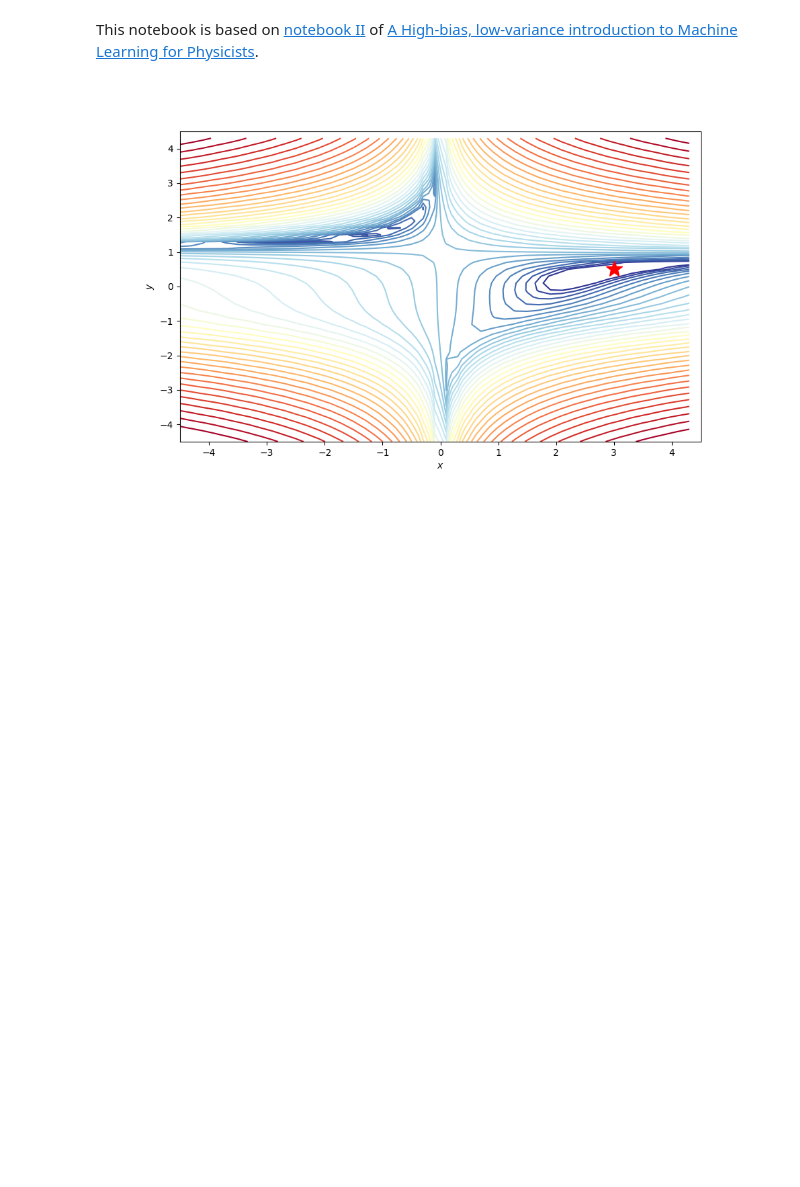
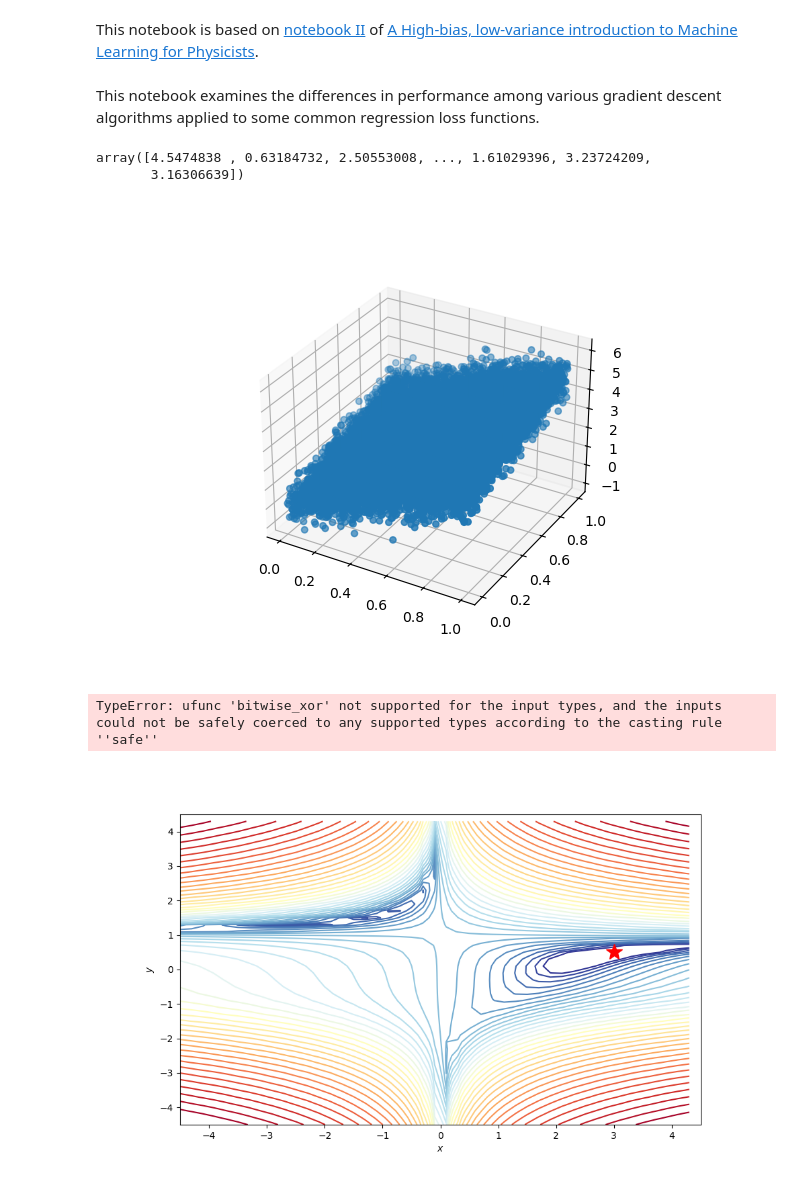
Before and after one commit to sam-vasquez/PhysMLNotebooks, a Jupyter notebook: Notebooks/2 - Gradient Descent.ipynb, the cells around one changed output. Cells and saved outputs as stored; diff of their text form; code cells hidden in the pictures; blank space fills up the shorter version.

```diff
--- a/Notebooks/2 - Gradient Descent.ipynb
+++ b/Notebooks/2 - Gradient Descent.ipynb
@@ -2,4 +2,6 @@
 # Gradient Descent
 # %% [markdown]
 This notebook is based on [notebook II](https://physics.bu.edu/~pankajm/ML-Notebooks/HTML/NB2_CIV-gradient_descent.html) of [A High-bias, low-variance introduction to Machine Learning for Physicists](https://physics.bu.edu/~pankajm/ML-Notebooks/MLnotebooks.html).
+# %% [markdown]
+This notebook examines the differences in performance among various gradient descent algorithms applied to some common regression loss functions.
 # %%
@@ -80,0 +23,23 @@ def overlay_trajectory_contour(ax,trajectory, label,color='k',lw=2):
+# %%
+X = rng.uniform(0,1,(10000,2))
+y = X @ np.array([3,2]) + 0.5*rng.standard_normal(10000)
+y
+# %% [output]
+array([4.5474838 , 0.63184732, 2.50553008, ..., 1.61029396, 3.23724209,
+       3.16306639])
+# %%
+fig = plt.figure()
+ax = fig.add_subplot(111, projection='3d')
+ax.scatter(X[:,0],X[:,1],y)
+plt.show()
+# %% [output]
+[figure, added]
+# %%
+def L(w):
+    return np.linalg.norm(X @ w - y)^2
+
+wx,wy = np.meshgrid(np.linspace(0,1,1000), np.linspace(0,1,1000))
+w = np.vstack([wx.ravel(), wy.ravel()]).T
+np.apply_along_axis(L,1,w)
+# %% [output]
+TypeError: ufunc 'bitwise_xor' not supported for the input types, and the inputs could not be safely coerced to any supported types according to the casting rule ''safe''
```
Also changed, not shown: parts of 5 cells of this notebook, 2 other files.
